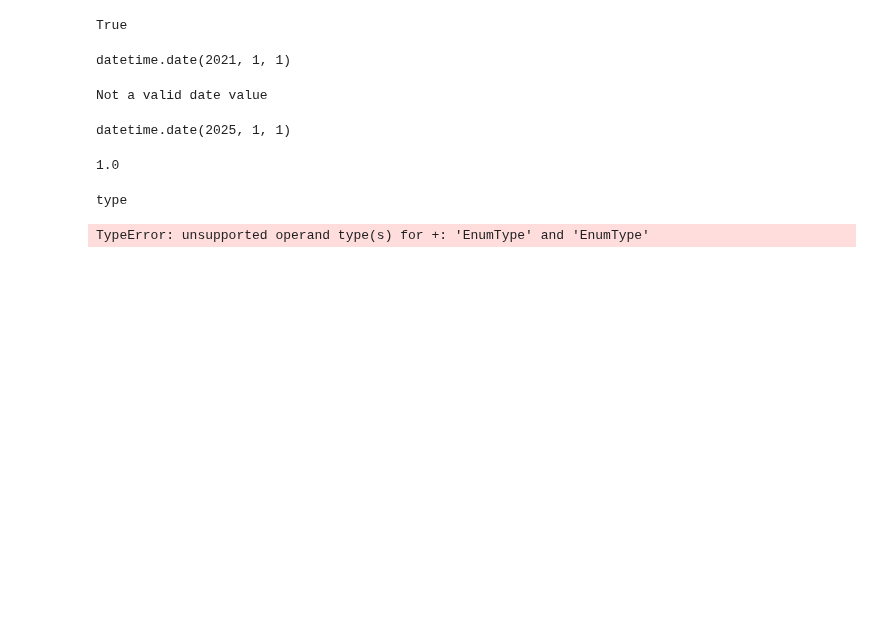
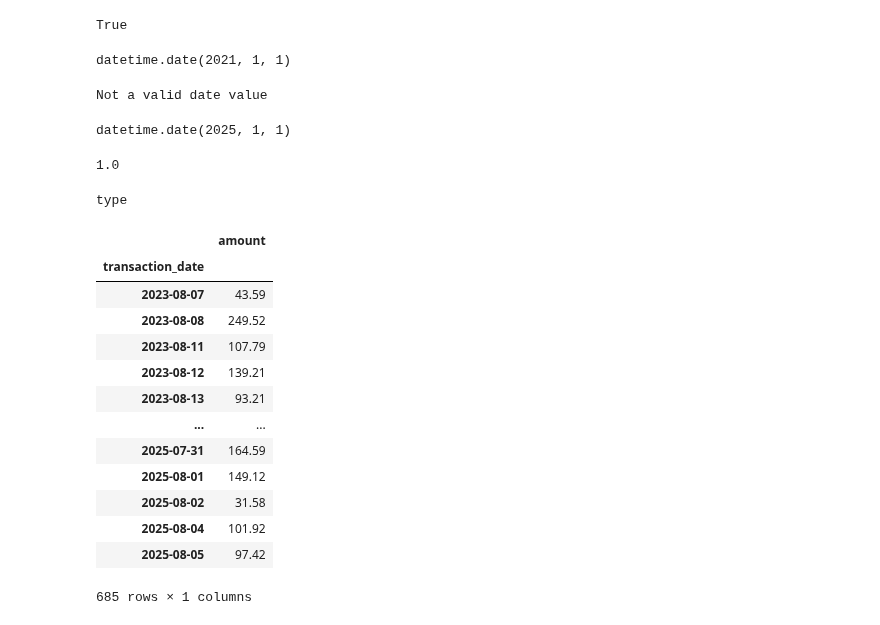
Before and after one commit to iqbalaydrus/purwadhika-ai-engineer, a Jupyter notebook: capstone-module-1/scratches.ipynb, the cells around one changed output. Saved outputs shown, nothing was run; the diff lists cells and outputs as text; code cells hidden in the pictures; blank space fills up the shorter version.

```diff
--- a/capstone-module-1/scratches.ipynb
+++ b/capstone-module-1/scratches.ipynb
@@ -158,7 +158,20 @@ class CategoryCols(StrEnum):
     store_name = "store_name"
     aisle = "aisle"
     product_name = "product_name"
-# %%
-HistogramCols+CategoryCols
-# %% [output]
-TypeError: unsupported operand type(s) for +: 'EnumType' and 'EnumType'
+# %%
+df.groupby("transaction_date").agg(amount=("total_amount", "sum"))
+# %% [output]
+|  | amount |
+| transaction_date |  |
+| 2023-08-07 | 43.59 |
+| 2023-08-08 | 249.52 |
+| 2023-08-11 | 107.79 |
+| 2023-08-12 | 139.21 |
+| 2023-08-13 | 93.21 |
+| ... | ... |
+| 2025-07-31 | 164.59 |
+| 2025-08-01 | 149.12 |
+| 2025-08-02 | 31.58 |
+| 2025-08-04 | 101.92 |
+| 2025-08-05 | 97.42 |
+685 rows × 1 columns
```
Also changed, not shown: 1 other file.
